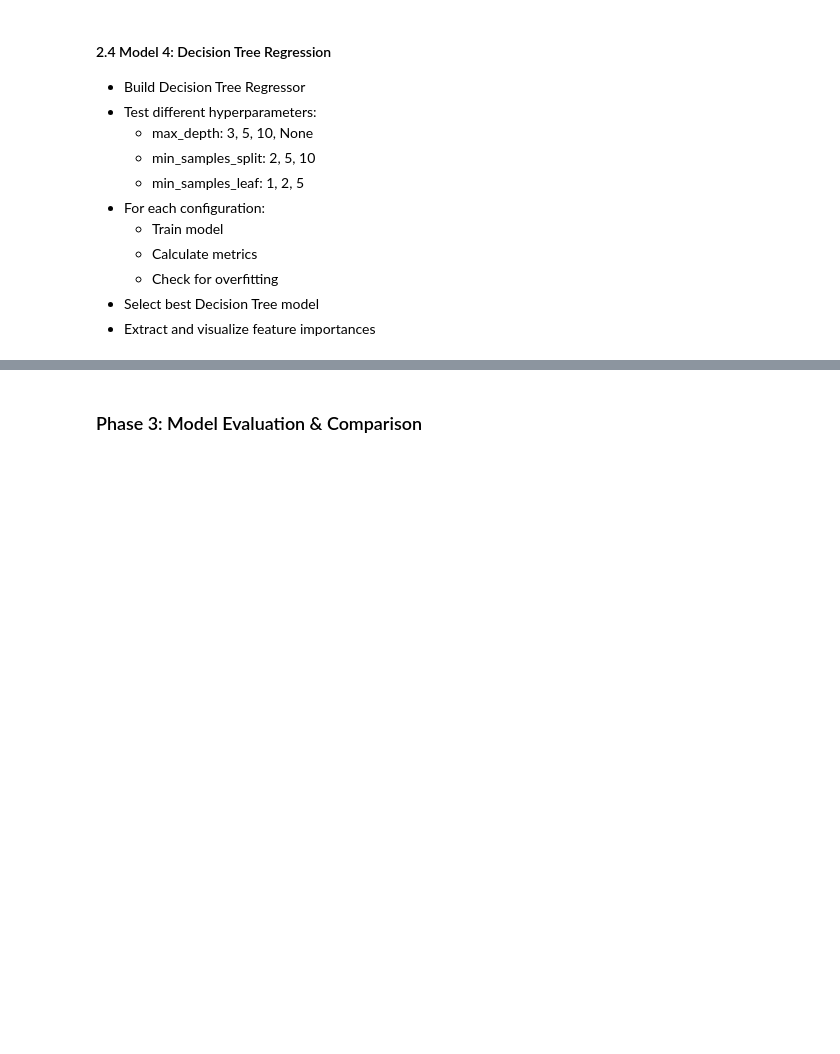
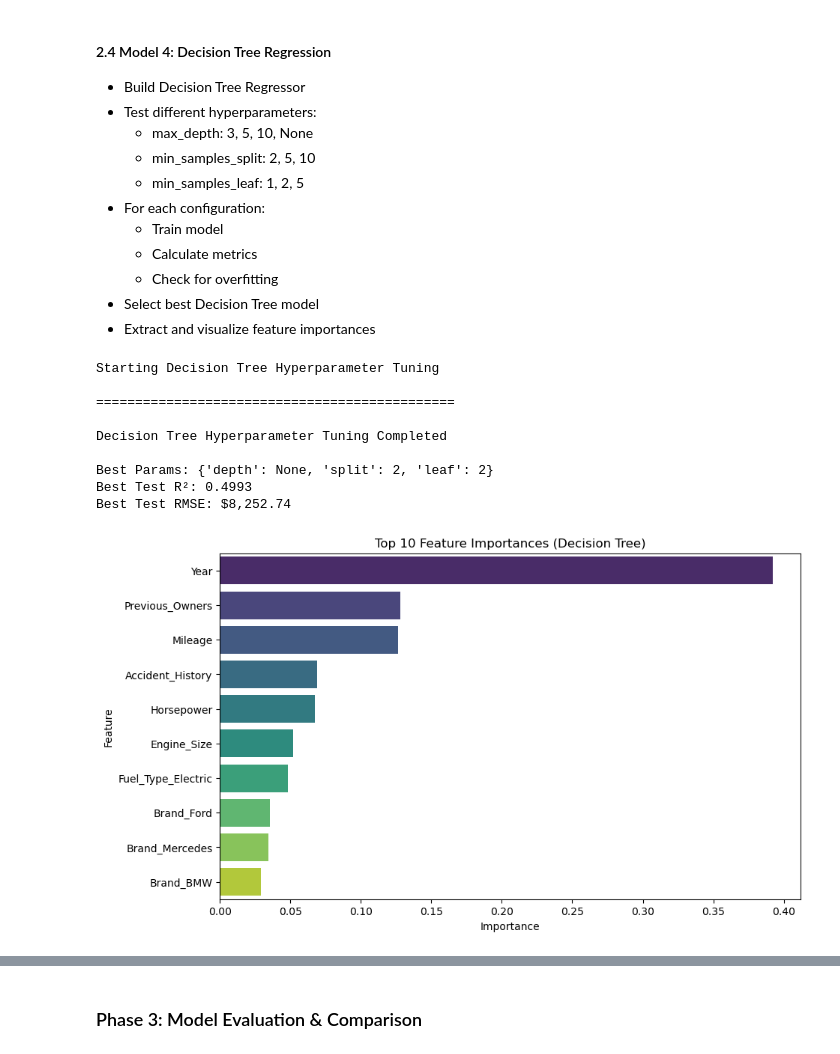
Before and after one commit to Ezerioha-ifeanyi/Week-15-Take-Home, a Jupyter notebook: Take Home.ipynb, the cells around one changed output, grey strips where cells are left out. Cells and saved outputs as stored; diff of their text form; code cells hidden in the pictures; blank space fills up the shorter version.

```diff
--- a/Take Home.ipynb
+++ b/Take Home.ipynb
@@ -2152,0 +2302,3 @@ plt.show()
+# %%
+# Train-Test Split (70% Train, 30% Test)
+X_train, X_test, y_train, y_test = train_test_split(X, y, test_size=0.3, random_state=42)
@@ -2152,0 +2308,10 @@ plt.show()
+# %%
+# Feature Scaling
+# create a list of numerical columns that needs to be Encoded
+num_cols = ['Year', 'Mileage', 'Engine_Size', 'Horsepower', 'Previous_Owners']
+
+scaler = StandardScaler()
+
+# Fit and transform the Training data, and transform the test set to prevent data leakage
+X_train[num_cols] = scaler.fit_transform(X_train[num_cols])
+X_test[num_cols] = scaler.transform(X_test[num_cols])
@@ -2195,3 +2619,70 @@ plt.show()
   - Check for overfitting
 - Select best Decision Tree model
 - Extract and visualize feature importances
+# %%
+# Import the DecisionTreeRegressor
+from sklearn.tree import DecisionTreeRegressor
+
+# Define hyperparameters to test
+depths = [3, 5, 10, None]
+splits = [2, 5, 10]
+leaves = [1, 2, 5]
+
+best_dt_model = None
+best_dt_r2 = -float('inf')
+results_list = []
+
+# Add a print statement to indicate beginning of parameter tuning
+print("Starting Decision Tree Hyperparameter Tuning")
+
+for d in depths:
+    for s in splits:
+        for l in leaves:
+            # Create the DecisionTreeRegressor object and train
+            dt = DecisionTreeRegressor(max_depth=d, min_samples_split=s, min_samples_leaf=l, random_state=42)
+            dt.fit(X_train, y_train)
+
+            # Make Predictions and Evaluate the model performance
+            y_pred_test = dt.predict(X_test)
+            r2_test = r2_score(y_test, y_pred_test)
+            r2_train = r2_score(y_train, dt.predict(X_train))
+
+            # Store the Metrics Results
+            if r2_test > best_dt_r2:
+                best_dt_r2 = r2_test
+                best_dt_model = dt
+                best_params = {'depth': d, 'split': s, 'leaf': l}
+
+# Add a print statement to indicate end of parameter tuning
+print("\n==============================================")
+print("\nDecision Tree Hyperparameter Tuning Completed")
+
+# Final Evaluation of Best Tree
+print(f"\nBest Params: {best_params}")
+print(f"Best Test R²: {best_dt_r2:.4f}")
+
+# Re-run metrics for the best model to stay consistent
+y_pred_best_dt = best_dt_model.predict(X_test)
+rmse_dt = np.sqrt(mean_squared_error(y_test, y_pred_best_dt))
+print(f"Best Test RMSE: ${rmse_dt:,.2f}")
+
+# Extract and Visualize Feature Importances
+importances = best_dt_model.feature_importances_
+feature_names = X_train.columns
+df_importance = pd.DataFrame({'Feature': feature_names, 'Importance': importances}).sort_values(by='Importance', ascending=False)
+
+plt.figure(figsize=(10, 6))
+sns.barplot(x='Importance', y='Feature', data=df_importance.head(10), palette='viridis')
+plt.title('Top 10 Feature Importances (Decision Tree)')
+plt.show()
+# %% [output]
+Starting Decision Tree Hyperparameter Tuning
+
+==============================================
+
+Decision Tree Hyperparameter Tuning Completed
+
+Best Params: {'depth': None, 'split': 2, 'leaf': 2}
+Best Test R²: 0.4993
+Best Test RMSE: $8,252.74
+[figure, added]
```
Also changed, not shown: parts of 49 cells of this notebook.
